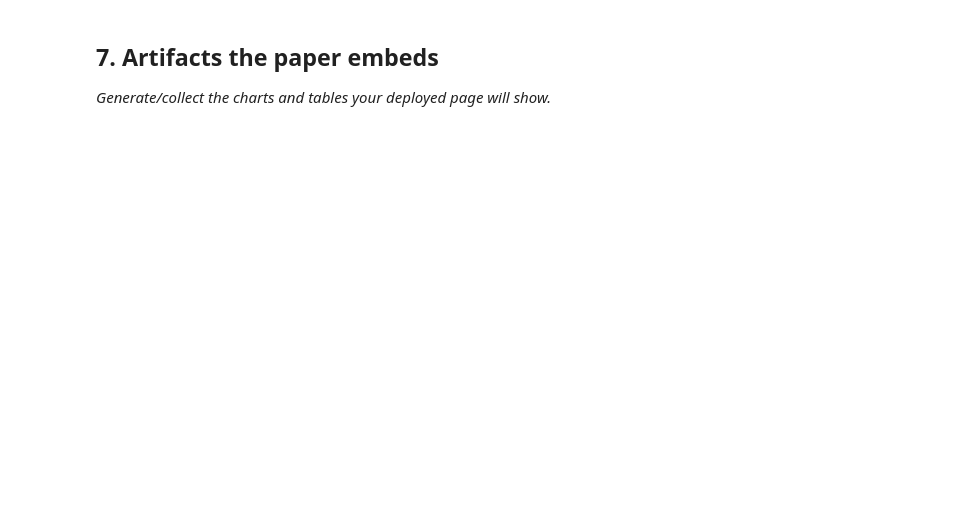
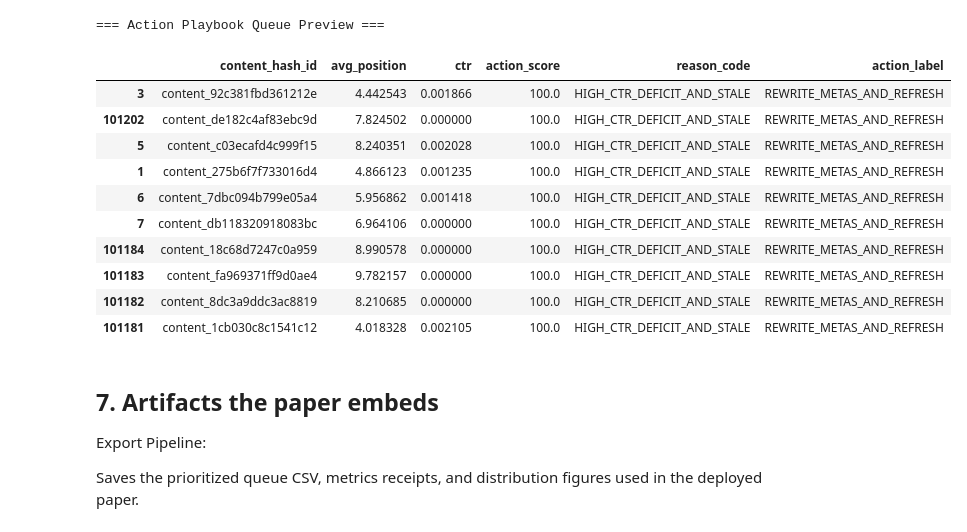
Before and after one commit to nauman024/FlyRank-ML-Internship, a Jupyter notebook: work/notebooks/capstone.ipynb, the cells around one changed output. Saved outputs shown, nothing was run; the diff lists cells and outputs as text; code cells hidden in the pictures; blank space fills up the shorter version.

```diff
--- a/work/notebooks/capstone.ipynb
+++ b/work/notebooks/capstone.ipynb
@@ -32,0 +83,23 @@ This skeleton is yours to fill. Work the sections **in order** — each one has
+# %%
+# Compute Baseline Rule Predictions (Week 4 Rule)
+df['ctr_expected'] = np.where(df['avg_position'] <= 10, 0.05, 0.01)
+df['ctr_deficit'] = np.maximum(0, df['ctr_expected'] - df['ctr'])
+df['baseline_score'] = np.clip((df['ctr_deficit'] * 1000) + (df['active_days'] / 10), 0, 100)
+df['baseline_pred'] = (df['baseline_score'] > 40).astype(int)
+
+# Engineer features
+df['log_impressions'] = np.log1p(df['total_impressions'])
+features = ['avg_position', 'log_impressions', 'active_days']
+X = df[features]
+y = df['target_underperforming']
+groups = df['client_hash_id']
+
+# Grouped Split
+gss = GroupShuffleSplit(n_splits=1, test_size=0.2, random_state=42)
+train_idx, val_idx = next(gss.split(X, y, groups))
+
+X_train, X_val = X.iloc[train_idx], X.iloc[val_idx]
+y_train, y_val = y.iloc[train_idx], y.iloc[val_idx]
+baseline_val_pred = df['baseline_pred'].iloc[val_idx]
+
+print(f"Training samples: {len(X_train):,} | Validation samples: {len(X_val):,}")
@@ -33,4 +175,38 @@ This skeleton is yours to fill. Work the sections **in order** — each one has
+# %%
+# Compute Playbook Action Scores
+df['action_score'] = np.clip((df['ctr_deficit'] * 2000) + (df['active_days'] / 5), 0, 100).round(2)
+p80 = df['action_score'].quantile(0.80)
+p40 = df['action_score'].quantile(0.40)
+
+def assign_playbook_action(row):
+    if row['action_score'] >= p80:
+        return 'REWRITE_METAS_AND_REFRESH', 'HIGH_CTR_DEFICIT_AND_STALE'
+    elif row['action_score'] >= p40:
+        return 'UPDATE_CONTENT_BODY', 'MODERATE_POSITION_DRIFT'
+    else:
+        return 'MONITOR', 'STABLE_PERFORMANCE'
+
+df[['action_label', 'reason_code']] = df.apply(assign_playbook_action, axis=1, result_type='expand')
+df_playbook = df.sort_values(by='action_score', ascending=False)
+
+print("=== Action Playbook Queue Preview ===")
+display(df_playbook[['content_hash_id', 'avg_position', 'ctr', 'action_score', 'reason_code', 'action_label']].head(10))
+# %% [output]
+=== Action Playbook Queue Preview ===
+|  | content_hash_id | avg_position | ctr | action_score | reason_code | action_label |
+| 3 | content_92c381fbd361212e | 4.442543 | 0.001866 | 100.0 | HIGH_CTR_DEFICIT_AND_STALE | REWRITE_METAS_AND_REFRESH |
+| 101202 | content_de182c4af83ebc9d | 7.824502 | 0.000000 | 100.0 | HIGH_CTR_DEFICIT_AND_STALE | REWRITE_METAS_AND_REFRESH |
+| 5 | content_c03ecafd4c999f15 | 8.240351 | 0.002028 | 100.0 | HIGH_CTR_DEFICIT_AND_STALE | REWRITE_METAS_AND_REFRESH |
+| 1 | content_275b6f7f733016d4 | 4.866123 | 0.001235 | 100.0 | HIGH_CTR_DEFICIT_AND_STALE | REWRITE_METAS_AND_REFRESH |
+| 6 | content_7dbc094b799e05a4 | 5.956862 | 0.001418 | 100.0 | HIGH_CTR_DEFICIT_AND_STALE | REWRITE_METAS_AND_REFRESH |
+| 7 | content_db118320918083bc | 6.964106 | 0.000000 | 100.0 | HIGH_CTR_DEFICIT_AND_STALE | REWRITE_METAS_AND_REFRESH |
+| 101184 | content_18c68d7247c0a959 | 8.990578 | 0.000000 | 100.0 | HIGH_CTR_DEFICIT_AND_STALE | REWRITE_METAS_AND_REFRESH |
+| 101183 | content_fa969371ff9d0ae4 | 9.782157 | 0.000000 | 100.0 | HIGH_CTR_DEFICIT_AND_STALE | REWRITE_METAS_AND_REFRESH |
+| 101182 | content_8dc3a9ddc3ac8819 | 8.210685 | 0.000000 | 100.0 | HIGH_CTR_DEFICIT_AND_STALE | REWRITE_METAS_AND_REFRESH |
+| 101181 | content_1cb030c8c1541c12 | 4.018328 | 0.002105 | 100.0 | HIGH_CTR_DEFICIT_AND_STALE | REWRITE_METAS_AND_REFRESH |
 # %% [markdown]
 ## 7. Artifacts the paper embeds
 
-*Generate/collect the charts and tables your deployed page will show.*
+Export Pipeline:
+
+Saves the prioritized queue CSV, metrics receipts, and distribution figures used in the deployed paper.
```
Also changed, not shown: parts of 20 cells of this notebook.
